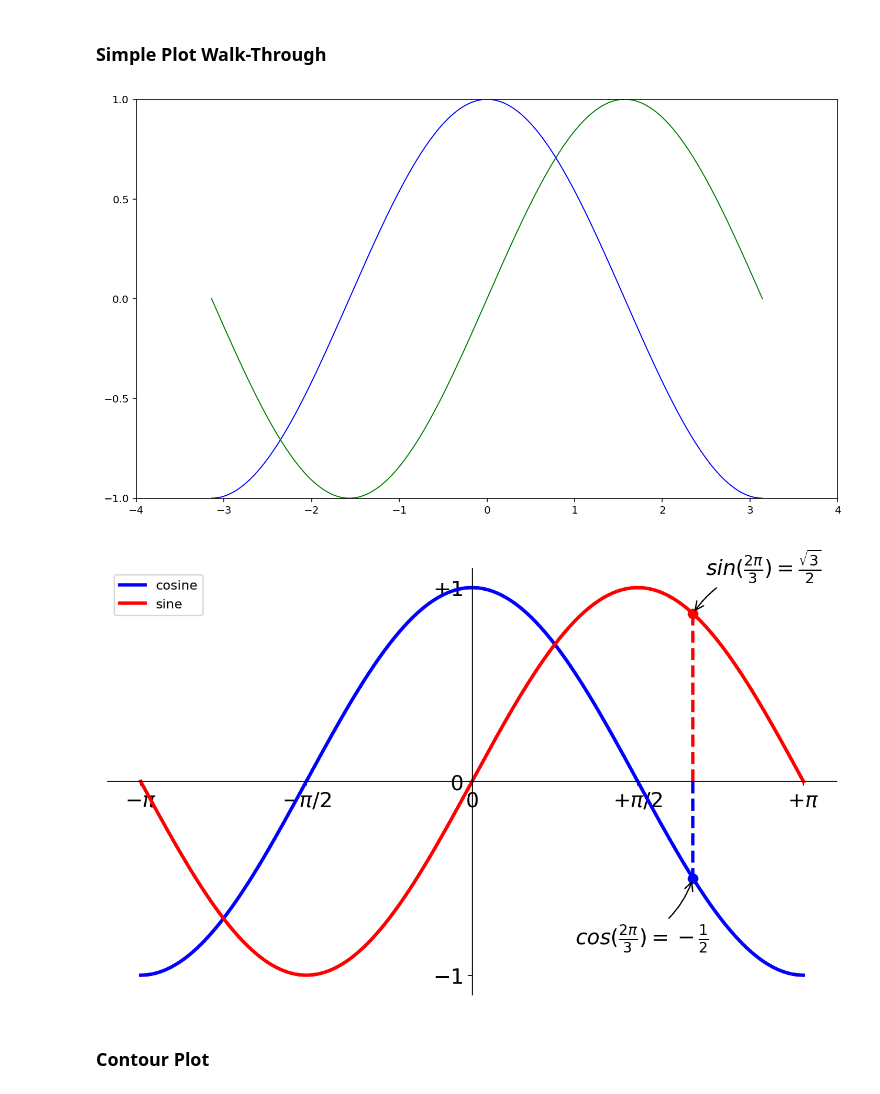
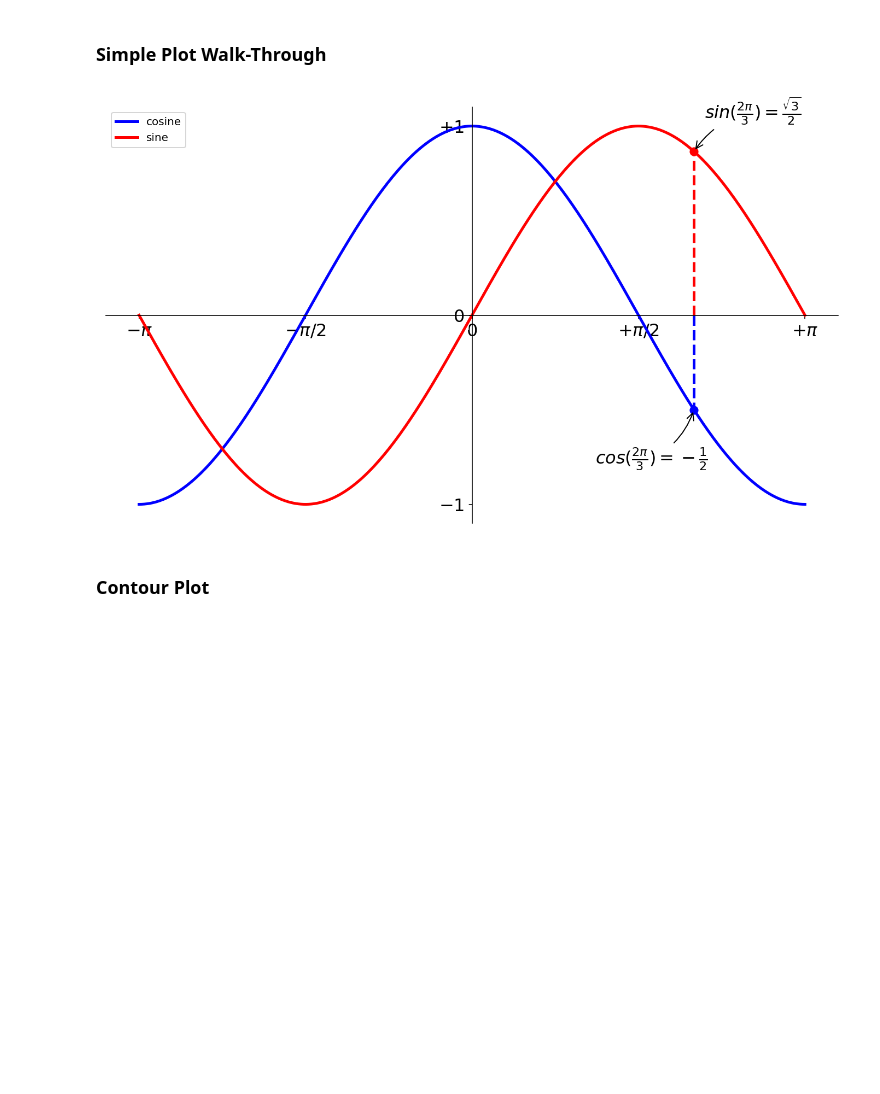
Before and after one commit to chapman-cs510-2017f/cw-07-alyandcyndi, a Jupyter notebook: matplotlib-tutorial.ipynb, the cells around one changed output. Cells and saved outputs as stored; diff of their text form; code cells hidden in the pictures; blank space fills up the shorter version.

```diff
--- a/matplotlib-tutorial.ipynb
+++ b/matplotlib-tutorial.ipynb
@@ -18,24 +18,6 @@ plt.subplot(1, 1, 1)
 
 X = np.linspace(-np.pi, np.pi, 256, endpoint=True)
 C, S = np.cos(X), np.sin(X)
-
-plt.plot(X, C, color="blue", linewidth=1.0, linestyle="-")
-plt.plot(X, S, color="green", linewidth=1.0, linestyle="-")
-
-plt.xlim(-4.0, 4.0)
-
-plt.xticks(np.linspace(-4, 4, 9, endpoint=True))
-
-plt.ylim(-1.0, 1.0)
-
-plt.yticks(np.linspace(-1, 1, 5, endpoint=True))
-
-plt.figure(figsize=(10, 6), dpi=80)
-plt.plot(X, C, color="blue", linewidth=2.5, linestyle="-")
-plt.plot(X, S, color="red",  linewidth=2.5, linestyle="-")
-
-plt.xlim(X.min() * 1.1, X.max() * 1.1)
-plt.ylim(C.min() * 1.1, C.max() * 1.1)
 
 plt.xticks([-np.pi, -np.pi/2, 0, np.pi/2, np.pi])
 plt.yticks([-1, 0, +1])
@@ -53,35 +35,34 @@ ax.xaxis.set_ticks_position('bottom')
 ax.spines['bottom'].set_position(('data',0))
 ax.yaxis.set_ticks_position('left')
 ax.spines['left'].set_position(('data',0))
 
 plt.plot(X, C, color="blue", linewidth=2.5, linestyle="-", label="cosine")
 plt.plot(X, S, color="red",  linewidth=2.5, linestyle="-", label="sine")
 
 plt.legend(loc='upper left')
 
 t = 2 * np.pi / 3
 plt.plot([t, t], [0, np.cos(t)], color='blue', linewidth=2.5, linestyle="--")
 plt.scatter([t, ], [np.cos(t), ], 50, color='blue')
 
 plt.annotate(r'$sin(\frac{2\pi}{3})=\frac{\sqrt{3}}{2}$',
              xy=(t, np.sin(t)), xycoords='data',
              xytext=(+10, +30), textcoords='offset points', fontsize=16,
              arrowprops=dict(arrowstyle="->", connectionstyle="arc3,rad=.2"))
 
 plt.plot([t, t],[0, np.sin(t)], color='red', linewidth=2.5, linestyle="--")
 plt.scatter([t, ],[np.sin(t), ], 50, color='red')
 
 plt.annotate(r'$cos(\frac{2\pi}{3})=-\frac{1}{2}$',
              xy=(t, np.cos(t)), xycoords='data',
              xytext=(-90, -50), textcoords='offset points', fontsize=16,
              arrowprops=dict(arrowstyle="->", connectionstyle="arc3,rad=.2"))
 
 for label in ax.get_xticklabels() + ax.get_yticklabels():
     label.set_fontsize(16)
     label.set_bbox(dict(facecolor='white', edgecolor='None', alpha=0.65))
 # %% [output]
-[figure, old version]
+[figure, new version]
-[figure, removed]
 # %% [markdown]
 ### Contour Plot
 # %% [markdown]
```
